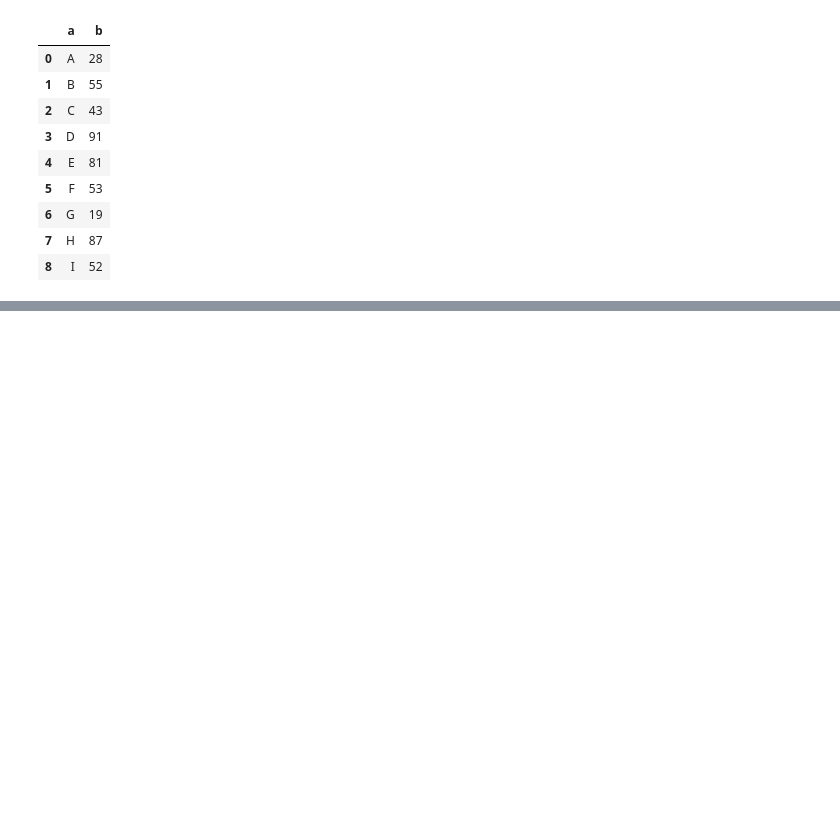
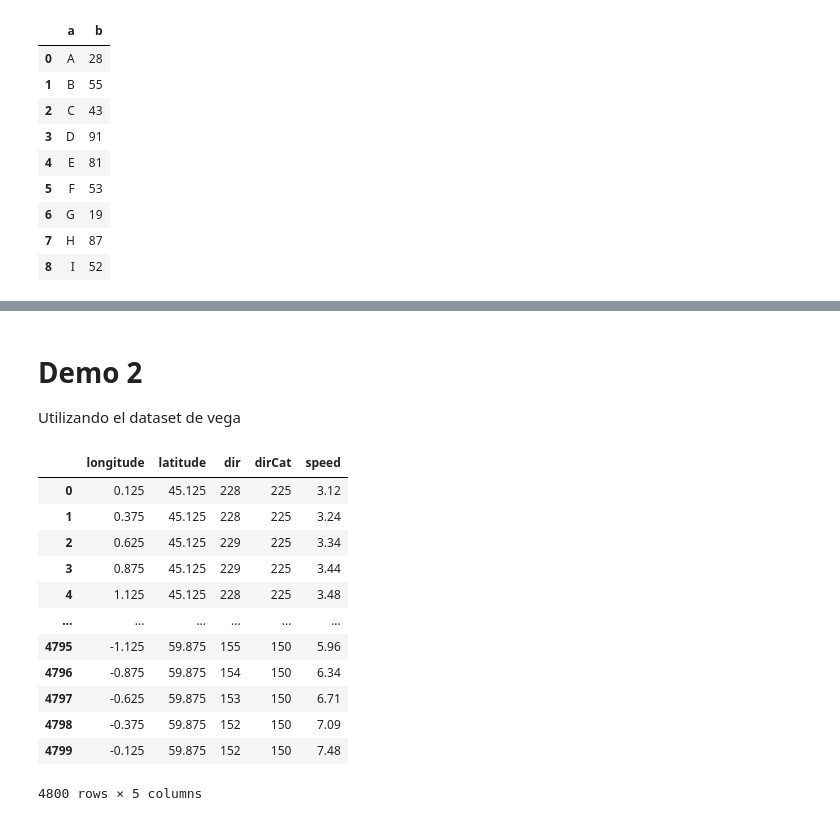
Before and after one commit to Gilberto-xyz/dataviz, a Jupyter notebook: Demo.ipynb, the cells around one changed output, grey strips where cells are left out. Drawn from its saved outputs; the diff is of its cells as text; code cells hidden in the pictures; blank space fills up the shorter version.

Commit message:
demo 1 & 2

```diff
--- a/Demo.ipynb
+++ b/Demo.ipynb
@@ -32,3 +33,25 @@ alt.Chart(barras_df).mark_bar().encode(
 )
 # %% [output]
 [interactive output not drawn]
+# %% [markdown]
+# Demo 2
+Utilizando el dataset de vega
+# %%
+source  = data.windvectors()
+
+# Mostamos los datos que tenemos
+source
+# %% [output]
+|  | longitude | latitude | dir | dirCat | speed |
+| 0 | 0.125 | 45.125 | 228 | 225 | 3.12 |
+| 1 | 0.375 | 45.125 | 228 | 225 | 3.24 |
+| 2 | 0.625 | 45.125 | 229 | 225 | 3.34 |
+| 3 | 0.875 | 45.125 | 229 | 225 | 3.44 |
+| 4 | 1.125 | 45.125 | 228 | 225 | 3.48 |
+| ... | ... | ... | ... | ... | ... |
+| 4795 | -1.125 | 59.875 | 155 | 150 | 5.96 |
+| 4796 | -0.875 | 59.875 | 154 | 150 | 6.34 |
+| 4797 | -0.625 | 59.875 | 153 | 150 | 6.71 |
+| 4798 | -0.375 | 59.875 | 152 | 150 | 7.09 |
+| 4799 | -0.125 | 59.875 | 152 | 150 | 7.48 |
+4800 rows × 5 columns
```
Also changed, not shown: parts of 4 cells of this notebook.
